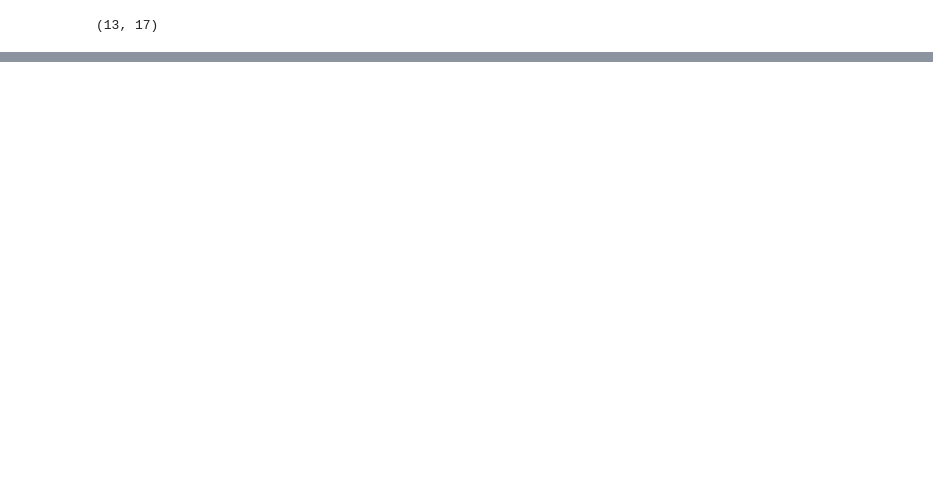
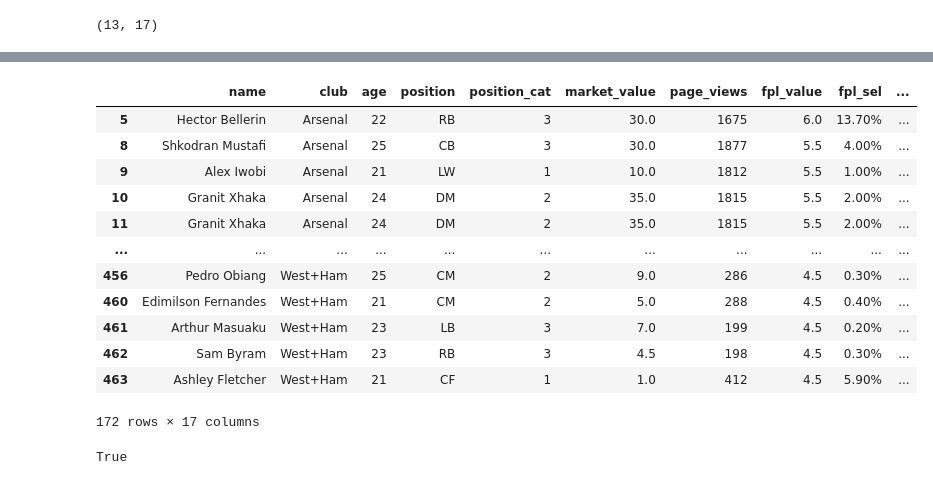
Before and after one commit to momchilantonov/ultimate_pandas_bootcamp, a Jupyter notebook: lectures/DataFrames in Depth.ipynb, the cells around one changed output, grey strips where cells are left out. Saved outputs shown, nothing was run; the diff lists cells and outputs as text; code cells hidden in the pictures; blank space fills up the shorter version.

```diff
--- a/lectures/DataFrames in Depth.ipynb
+++ b/lectures/DataFrames in Depth.ipynb
@@ -108,0 +212,21 @@ players_data[players_data.market_value > 40].shape
+# %%
+# another way to do this is with 'le'
+players_data.loc[players_data.age.le(25)]
+# %% [output]
+|  | name | club | age | position | position_cat | market_value | page_views | fpl_value | fpl_sel | ... |
+| 5 | Hector Bellerin | Arsenal | 22 | RB | 3 | 30.0 | 1675 | 6.0 | 13.70% | ... |
+| 8 | Shkodran Mustafi | Arsenal | 25 | CB | 3 | 30.0 | 1877 | 5.5 | 4.00% | ... |
+| 9 | Alex Iwobi | Arsenal | 21 | LW | 1 | 10.0 | 1812 | 5.5 | 1.00% | ... |
+| 10 | Granit Xhaka | Arsenal | 24 | DM | 2 | 35.0 | 1815 | 5.5 | 2.00% | ... |
+| 11 | Granit Xhaka | Arsenal | 24 | DM | 2 | 35.0 | 1815 | 5.5 | 2.00% | ... |
+| ... | ... | ... | ... | ... | ... | ... | ... | ... | ... | ... |
+| 456 | Pedro Obiang | West+Ham | 25 | CM | 2 | 9.0 | 286 | 4.5 | 0.30% | ... |
+| 460 | Edimilson Fernandes | West+Ham | 21 | CM | 2 | 5.0 | 288 | 4.5 | 0.40% | ... |
+| 461 | Arthur Masuaku | West+Ham | 23 | LB | 3 | 7.0 | 199 | 4.5 | 0.20% | ... |
+| 462 | Sam Byram | West+Ham | 23 | RB | 3 | 4.5 | 198 | 4.5 | 0.30% | ... |
+| 463 | Ashley Fletcher | West+Ham | 21 | CF | 1 | 1.0 | 412 | 4.5 | 5.90% | ... |
+172 rows × 17 columns
+# %%
+players_data.age.le(25).equals(players_data.age <= 25)
+# %% [output]
+True
```
Also changed, not shown: parts of 9 cells of this notebook, 1 other file.
